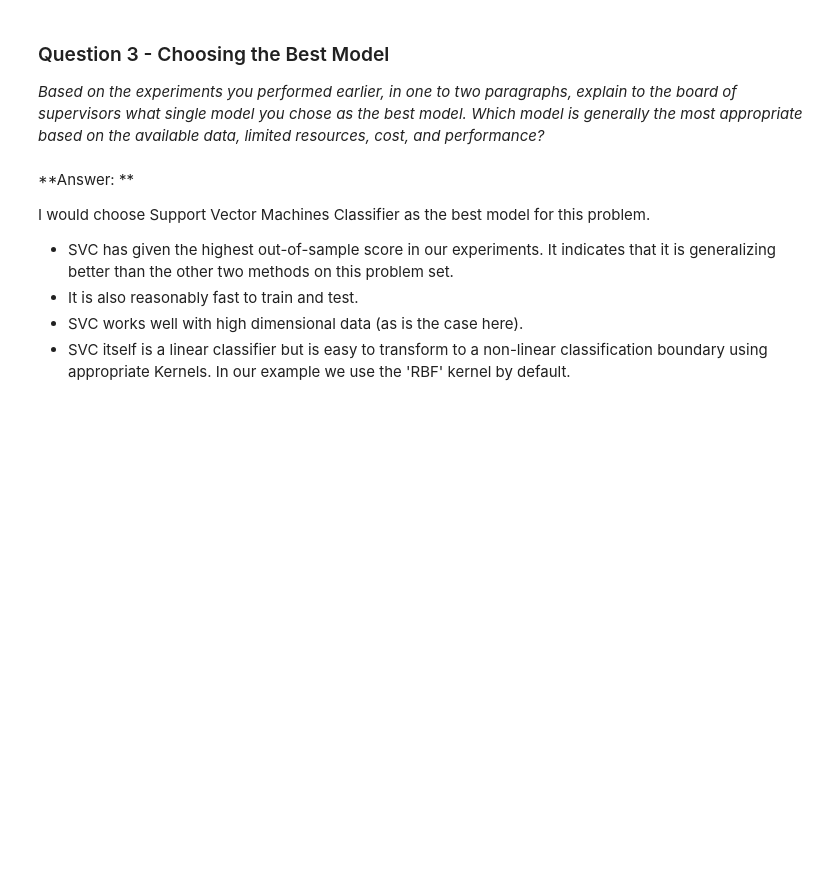
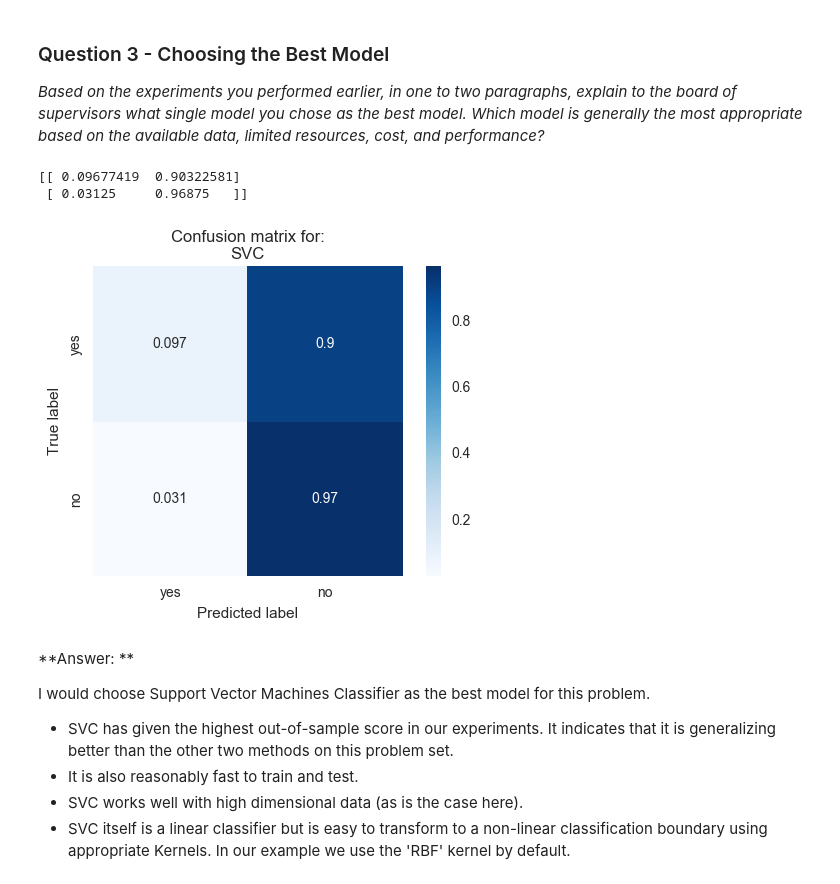
Before and after one commit to iyersume/ml-projects, a Jupyter notebook: student_intervention/student_intervention.ipynb, the cells around one changed output. Drawn from its saved outputs; the diff is of its cells as text; code cells hidden in the pictures; blank space fills up the shorter version.

```diff
--- a/student_intervention/student_intervention.ipynb
+++ b/student_intervention/student_intervention.ipynb
@@ -330,22 +340,13 @@ clf_A = LogisticRegression(random_state=10)
 clf_B = SVC(random_state=10)
 clf_C = RandomForestClassifier(random_state=10)
 
-# TODO: Set up the training set sizes
-X_train_100 = X_train.iloc[0:100, ]
-y_train_100 = y_train.iloc[0:100, ]
-
-X_train_200 = X_train.iloc[0:200, ]
-y_train_200 = y_train.iloc[0:200, ]
-
-X_train_300 = X_train
-y_train_300 = y_train
-
 # TODO: Execute the 'train_predict' function for each classifier and each training set size
 print("--------------------------------------------------")
 print("--------------------------------------------------")
 for clf in (clf_A, clf_B, clf_C):
-    for train_X, train_y in zip((X_train_100, X_train_200, X_train_300),
-                           (y_train_100, y_train_200, y_train_300)):
+    for size in (100, 200, 300):
+        train_X = X_train.iloc[0:size, ]
+        train_y = y_train.iloc[0:size, ]
         train_predict(clf, train_X, train_y, X_test, y_test)
         print("--------------------------------------------------")
     print("--------------------------------------------------")
@@ -401,6 +402,26 @@ In this final section, you will choose from the three supervised learning models
 # %% [markdown]
 ### Question 3 - Choosing the Best Model
 *Based on the experiments you performed earlier, in one to two paragraphs, explain to the board of supervisors what single model you chose as the best model. Which model is generally the most appropriate based on the available data, limited resources, cost, and performance?*
+# %%
+from sklearn.metrics import confusion_matrix
+import seaborn as sns
+import matplotlib.pyplot as plt
+%matplotlib inline
+
+# Compute confusion matrix for a model
+model = clf_B
+cm = confusion_matrix(y_test.values, model.predict(X_test))
+cm = cm.astype('float') / cm.sum(axis=1)[:, np.newaxis]
+
+# view with a heatmap
+sns.heatmap(cm, annot=True, cmap='Blues', xticklabels=['yes', 'no'], yticklabels=['yes', 'no'], square=True)
+plt.ylabel('True label')
+plt.xlabel('Predicted label')
+plt.title('Confusion matrix for:\n{}'.format(model.__class__.__name__));
+# %% [output]
+[[ 0.09677419  0.90322581]
+ [ 0.03125     0.96875   ]]
+[figure, added]
 # %% [markdown]
 **Answer: **
 
```
Also changed, not shown: parts of 13 cells of this notebook.
